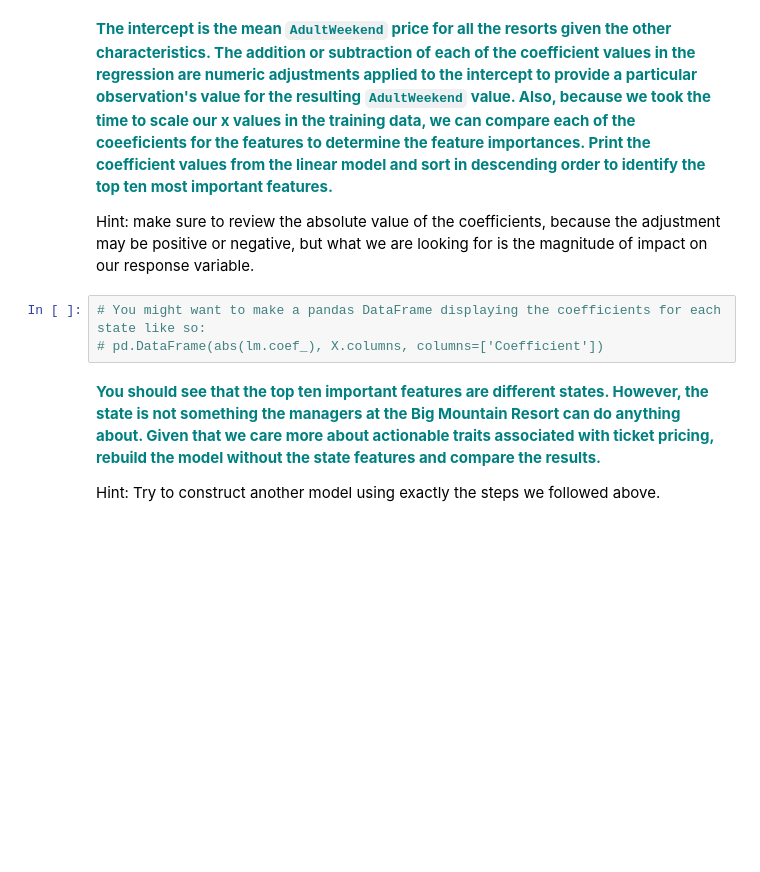
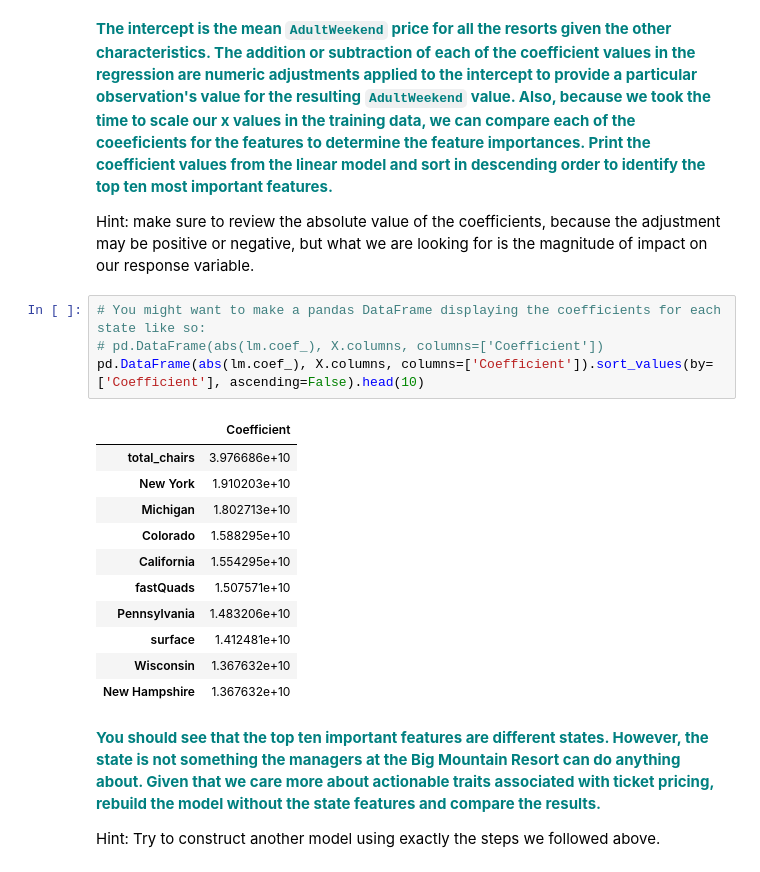
Before and after one commit to adreyzin/mySpringboardRepo, a Jupyter notebook: Guided Capstone/GuidedCapstoneStep4 and step5HL.ipynb, the cells around one changed output. Drawn from its saved outputs; the diff is of its cells as text; blank space fills up the shorter version.

```diff
--- a/Guided Capstone/GuidedCapstoneStep4 and step5HL.ipynb
+++ b/Guided Capstone/GuidedCapstoneStep4 and step5HL.ipynb
@@ -179,6 +190,19 @@ Hint: make sure to review the absolute value of the coefficients, because the ad
 # %%
 # You might want to make a pandas DataFrame displaying the coefficients for each state like so:
 # pd.DataFrame(abs(lm.coef_), X.columns, columns=['Coefficient'])
+pd.DataFrame(abs(lm.coef_), X.columns, columns=['Coefficient']).sort_values(by=['Coefficient'], ascending=False).head(10)
+# %% [output]
+|  | Coefficient |
+| total_chairs | 3.976686e+10 |
+| New York | 1.910203e+10 |
+| Michigan | 1.802713e+10 |
+| Colorado | 1.588295e+10 |
+| California | 1.554295e+10 |
+| fastQuads | 1.507571e+10 |
+| Pennsylvania | 1.483206e+10 |
+| surface | 1.412481e+10 |
+| Wisconsin | 1.367632e+10 |
+| New Hampshire | 1.367632e+10 |
 # %% [markdown]
 **<font color='teal'>You should see that the top ten important features are different states. However, the state is not something the managers at the Big Mountain Resort can do anything about. Given that we care more about actionable traits associated with ticket pricing, rebuild the model without the state features and compare the results. </font>**
 
```
Also changed, not shown: parts of 11 cells of this notebook.
